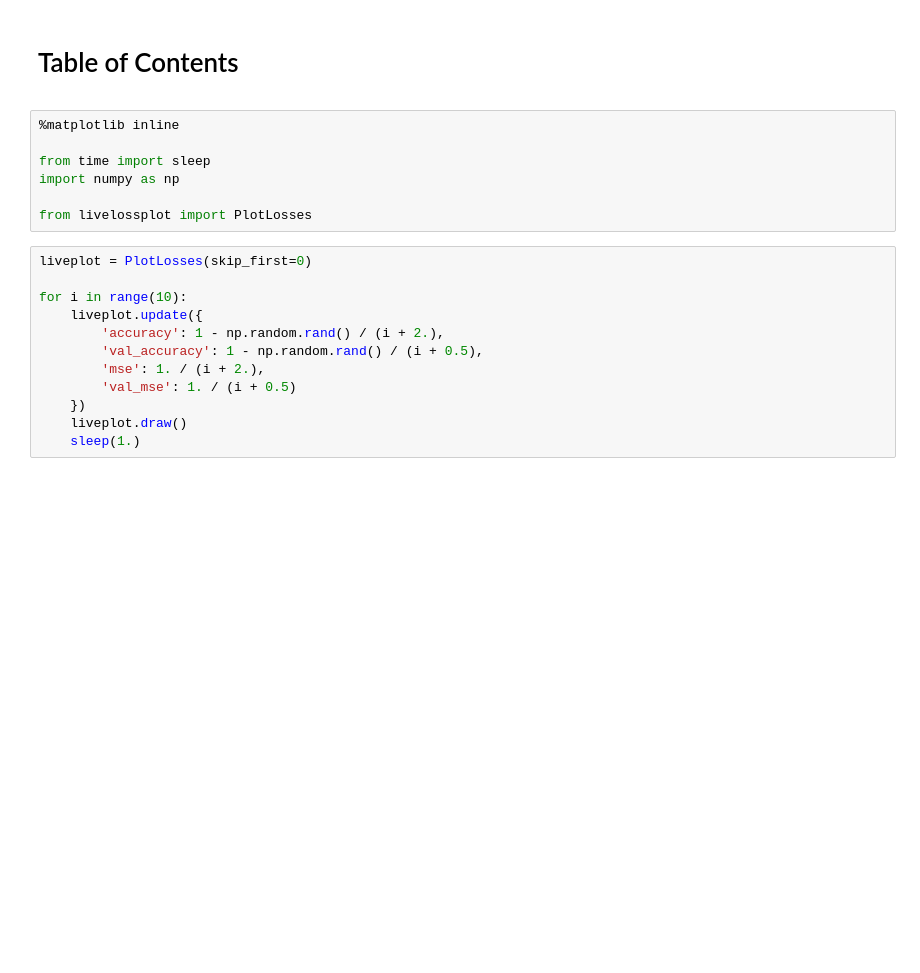
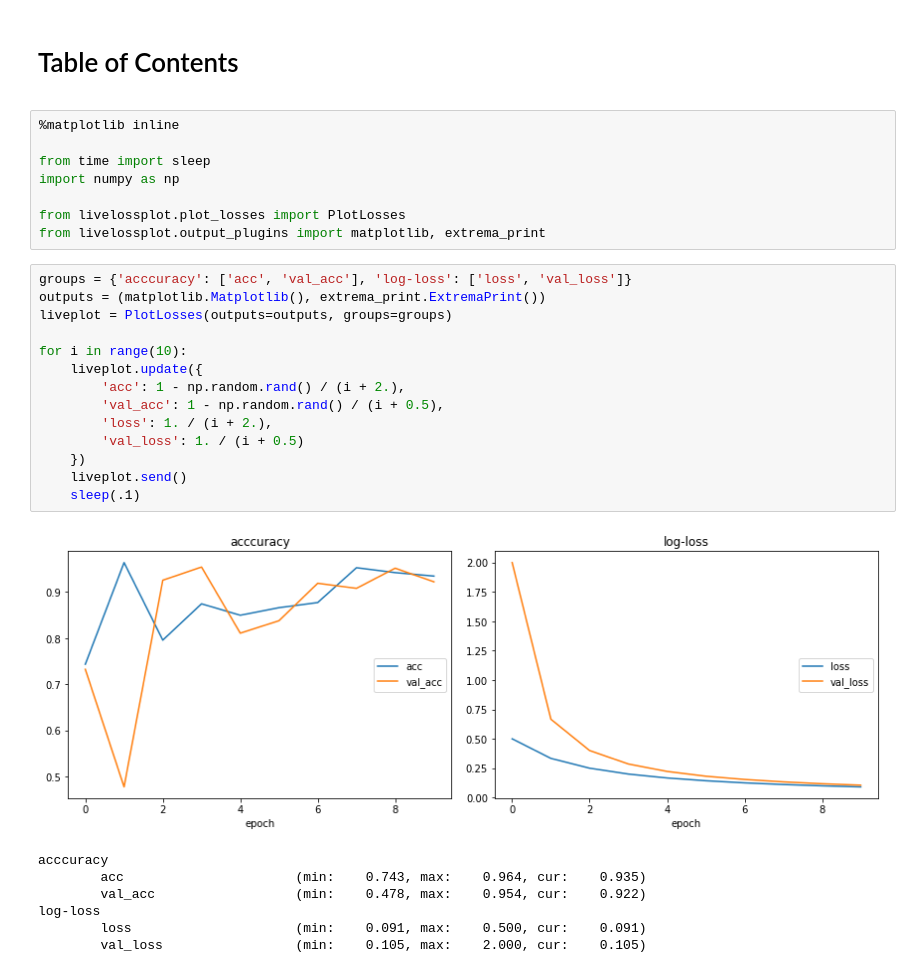
Before and after one commit to stared/livelossplot, a Jupyter notebook: examples/minimal.ipynb, the cells around one changed output. Cells and saved outputs as stored; diff of their text form; blank space fills up the shorter version.

Commit message:
extrema print plugin

```diff
--- a/examples/minimal.ipynb
+++ b/examples/minimal.ipynb
@@ -7,16 +7,27 @@
 from time import sleep
 import numpy as np
 
-from livelossplot import PlotLosses
+from livelossplot.plot_losses import PlotLosses
+from livelossplot.output_plugins import matplotlib, extrema_print
 # %%
-liveplot = PlotLosses(skip_first=0)
+groups = {'acccuracy': ['acc', 'val_acc'], 'log-loss': ['loss', 'val_loss']}
+outputs = (matplotlib.Matplotlib(), extrema_print.ExtremaPrint())
+liveplot = PlotLosses(outputs=outputs, groups=groups)
 
 for i in range(10):
     liveplot.update({
-        'accuracy': 1 - np.random.rand() / (i + 2.),
-        'val_accuracy': 1 - np.random.rand() / (i + 0.5),
-        'mse': 1. / (i + 2.),
-        'val_mse': 1. / (i + 0.5)
+        'acc': 1 - np.random.rand() / (i + 2.),
+        'val_acc': 1 - np.random.rand() / (i + 0.5),
+        'loss': 1. / (i + 2.),
+        'val_loss': 1. / (i + 0.5)
     })
-    liveplot.draw()
-    sleep(1.)
+    liveplot.send()
+    sleep(.1)
+# %% [output]
+[figure, added]
+acccuracy
+        acc                      (min:    0.743, max:    0.964, cur:    0.935)
+        val_acc                  (min:    0.478, max:    0.954, cur:    0.922)
+log-loss
+        loss                     (min:    0.091, max:    0.500, cur:    0.091)
+        val_loss                 (min:    0.105, max:    2.000, cur:    0.105)
```
Also changed, not shown: 4 other files.
